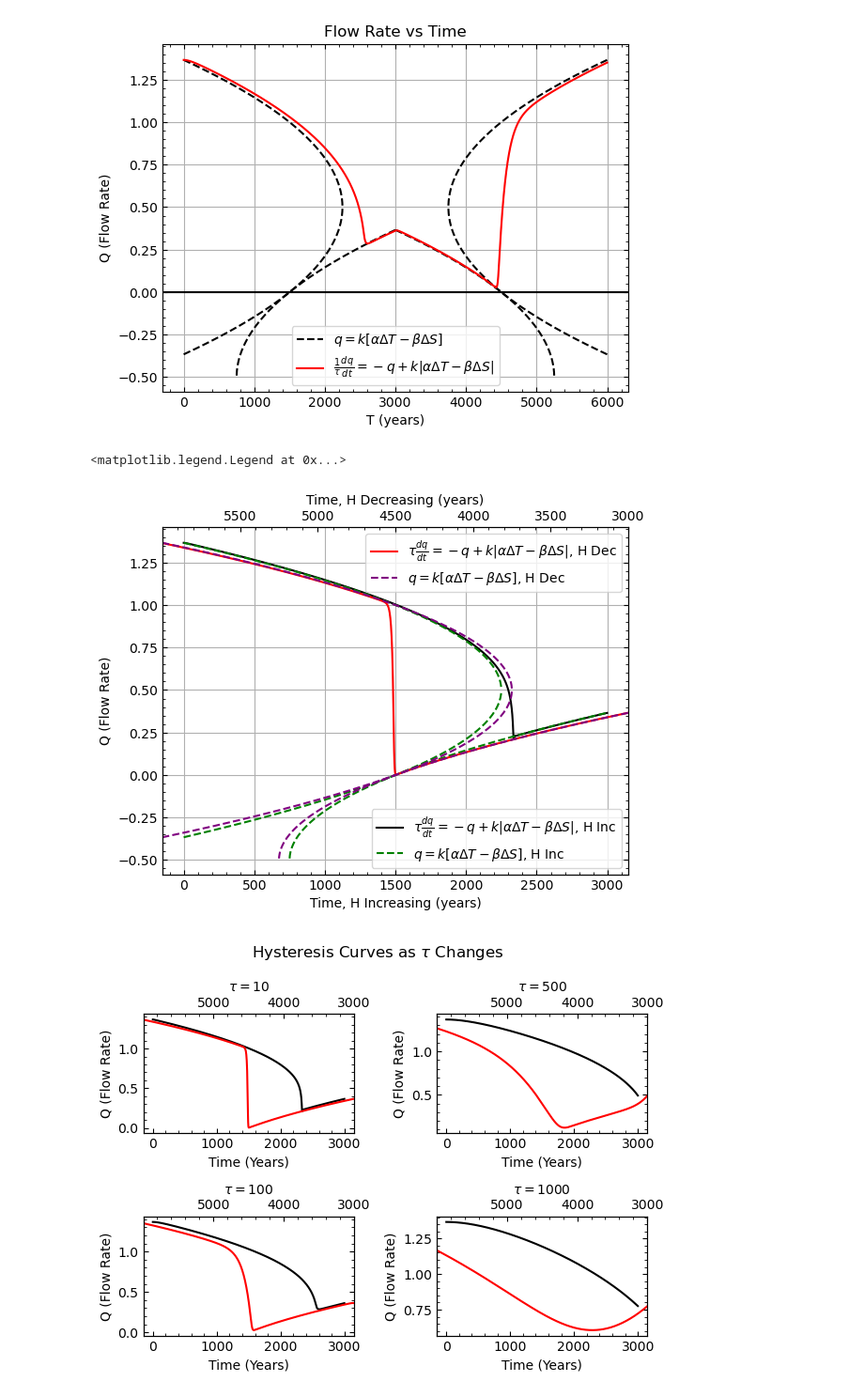
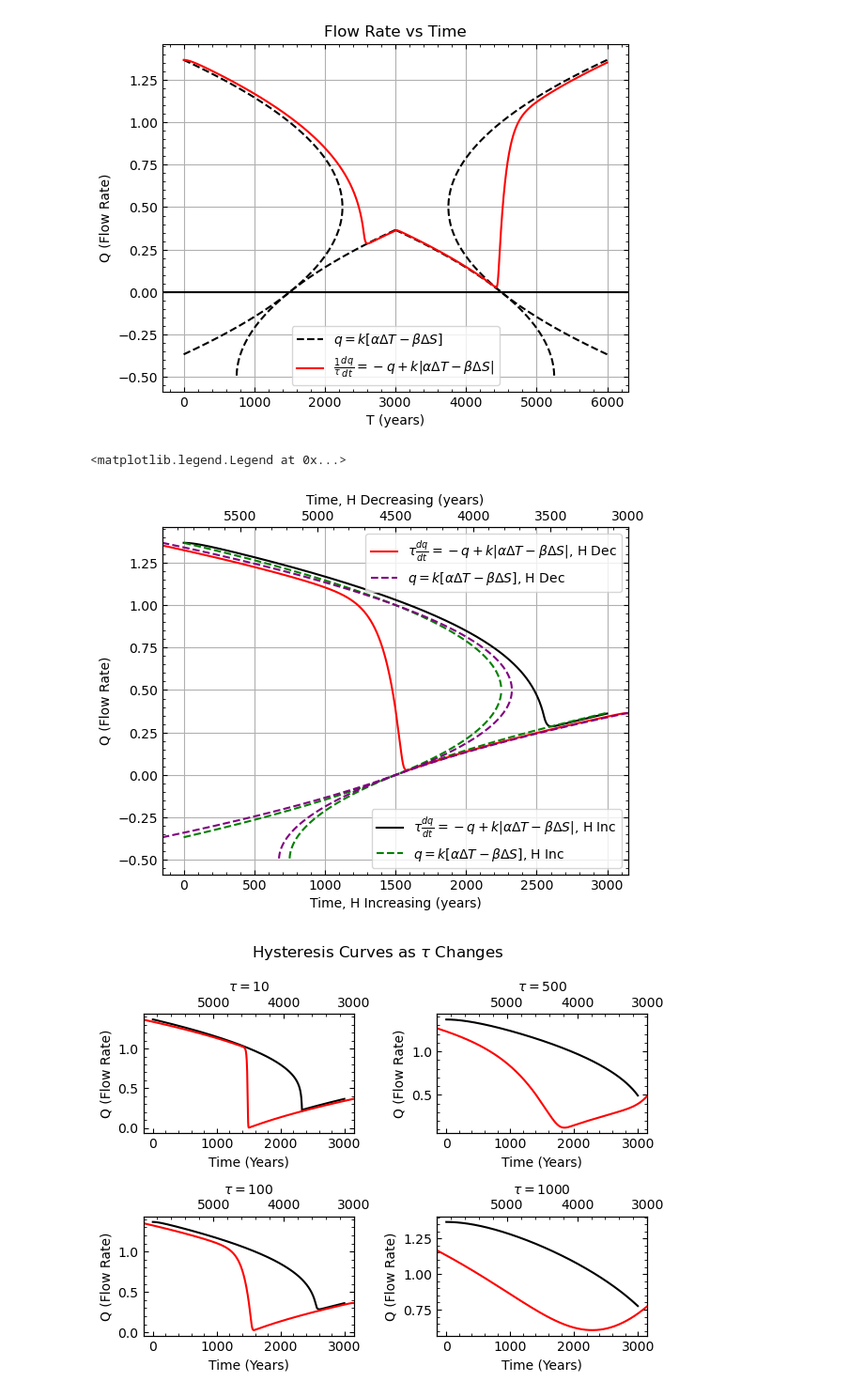
Before and after one commit to nsfuss/AMOC-Senior-Project, a Jupyter notebook: QvsT Modeling.ipynb, the cells around one changed output. Shown at 94% size. Drawn from its saved outputs; the diff is of its cells as text; code cells hidden in the pictures.

```diff
--- a/QvsT Modeling.ipynb
+++ b/QvsT Modeling.ipynb
@@ -221,36 +221,36 @@ qInc = sol.y[1][:3000]
 qInc1 = sol1.y[1][:3000]
 qInc2 = sol2.y[1][:3000]
 qInc3 = sol3.y[1][:3000]
 tInc = sol.t[:3000]
 
 qDec = sol.y[1][3000:]
 qDec1 = sol1.y[1][3000:]
 qDec2 = sol2.y[1][3000:]
 qDec3 = sol3.y[1][3000:]
 tDec = sol.t[3000:]
 
 fig, ax1 = plt.subplots()
 ax1.grid()
 
 ax1.set_xlabel('Time, H Increasing (years)')
 ax1.set_ylabel('Q (Flow Rate)')
-ax1.plot(tInc, qInc, color='k',label=r'$\tau \frac{dq}{dt}=-q + k|\alpha \Delta T - \beta \Delta S|$, H Inc')
+ax1.plot(tInc, qInc1, color='k',label=r'$\tau \frac{dq}{dt}=-q + k|\alpha \Delta T - \beta \Delta S|$, H Inc')
 ax1.plot(times[0], q0[0], color='g',ls='--',label=r'$q=k[\alpha \Delta T - \beta \Delta S]$, H Inc')
 ax1.plot(times[2], q1[0], color='g',ls='--')
 ax1.plot(times[4], q2[0], color='g',ls='--')
 ax1.legend(loc='lower right')
 ax2 = ax1.twiny()
 
 ax2.set_xlabel('Time, H Decreasing (years)')
-ax2.plot(tDec,qDec, color='r',label=r'$\tau \frac{dq}{dt}=-q + k|\alpha \Delta T - \beta \Delta S|$, H Dec')
+ax2.plot(tDec,qDec1, color='r',label=r'$\tau \frac{dq}{dt}=-q + k|\alpha \Delta T - \beta \Delta S|$, H Dec')
 ax2.set_xlim((tDec[-1],tDec[0]))
 ax2.plot(times[1], q0[1], color='purple',ls='--',label=r'$q=k[\alpha \Delta T - \beta \Delta S]$, H Dec')
 ax2.plot(times[3], q1[1], color='purple',ls='--')
 ax2.plot(times[5], q2[1] , color='purple',ls='--')
 ax2.legend(loc='upper right')
 # %% [output]
 <matplotlib.legend.Legend at 0x...>
-[figure, old version]
+[figure, new version]
 # %%
 fig, ax = plt.subplots(2,2)
 
```
Also changed, not shown: parts of 4 cells of this notebook, 1 other file.
